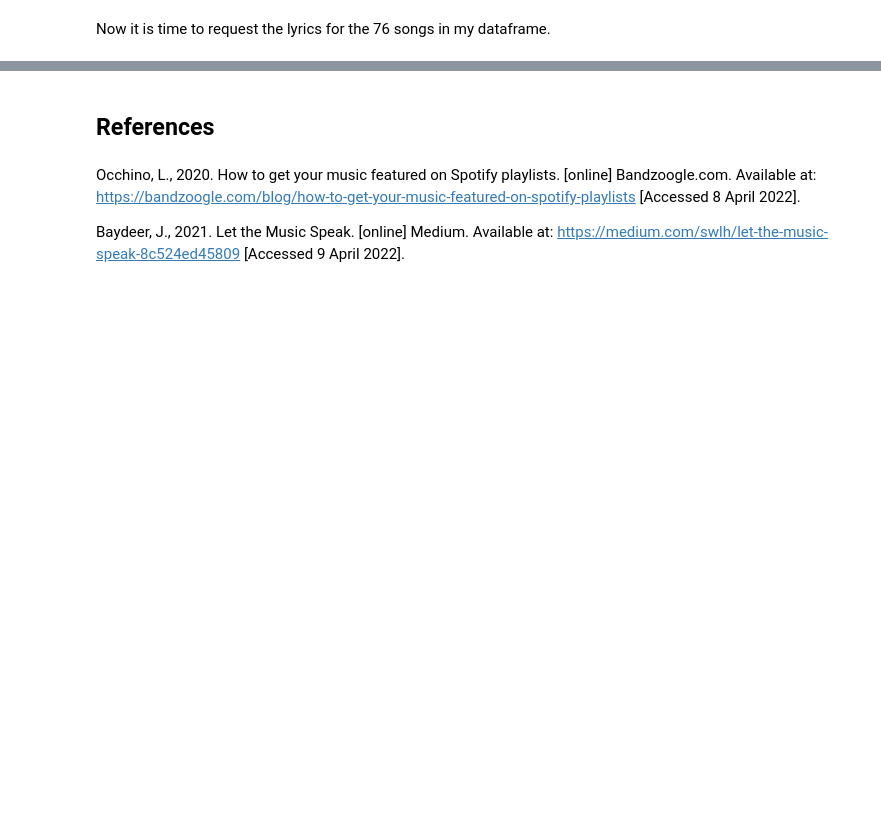
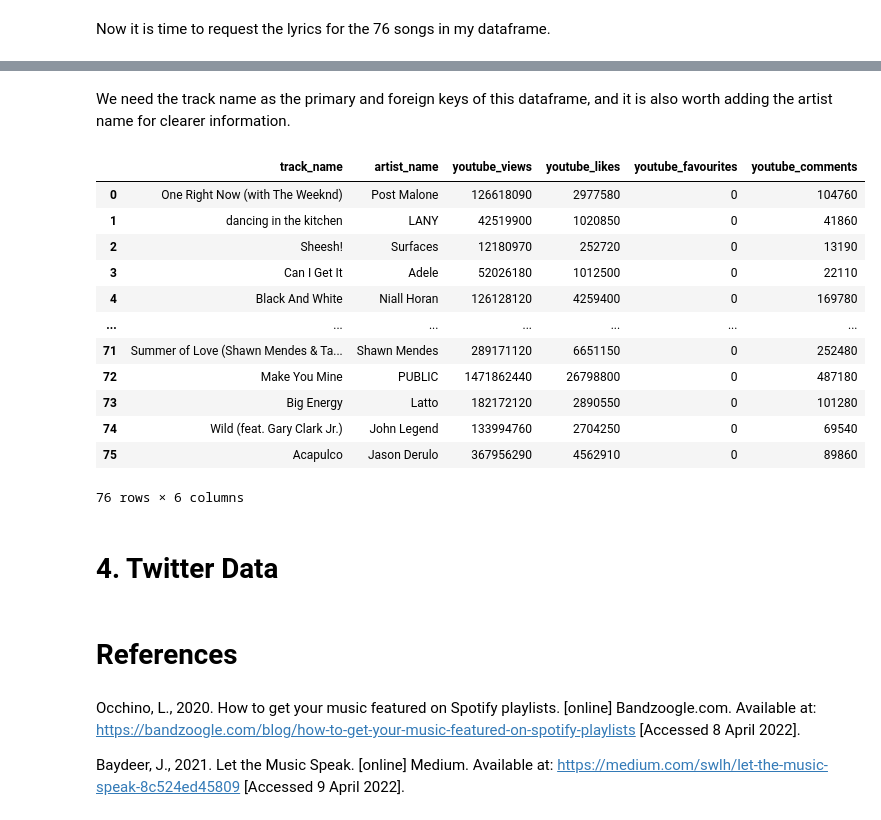
Before and after one commit to doratian99/MSIN0166-DE-Individual-Project, a Jupyter notebook: Data Collection/Notebook.ipynb, the cells around one changed output, grey strips where cells are left out. Saved outputs shown, nothing was run; the diff lists cells and outputs as text; code cells hidden in the pictures; blank space fills up the shorter version.

```diff
--- a/Data Collection/Notebook.ipynb
+++ b/Data Collection/Notebook.ipynb
@@ -660,0 +722,10 @@ playlist_lyrics_list
+# %%
+# Initialises my YouTube API key
+youtube_key = 'AIzaSyCPB8LJ-iNf_US8zX0ITpMqkh0Wkm2o9sA'
+
+# Imports Google API package
+!pip install google-api-python-client
+from googleapiclient.discovery import build
+
+# Acquires youtube API function from the Google v3 API package
+youtube=build('youtube','v3',developerKey = youtube_key)
@@ -660,0 +752,14 @@ playlist_lyrics_list
+# %%
+# for further usage of vedio_id
+youtube_id = {}
+for i in range(len(playlist_content_list)):
+    res=youtube.search().list(q = playlist_content_list[i]+
+                              playlist_artist_list[i],
+                          part='snippet',
+                          type='video',
+                          maxResults=10).execute()
+    new=[]
+    for item in res['items']:
+        new.append(item['id']['videoId'])
+
+    youtube_id[i]=new
@@ -660,0 +848,10 @@ playlist_lyrics_list
+# %%
+# Creates a list of the YouTube statistics for each song
+
+youtube_stats_list = []
+
+for key, value in youtube_stats.items():
+    youtube_stats_list.append([value['view_count'],value['like_count'],
+                   value['favourite_count'],value['comment_count']])
+
+youtube_stats_list
@@ -660,0 +876,3 @@ playlist_lyrics_list
+# %%
+youtube_df = pd.DataFrame(youtube_stats_list,
+                       columns=['youtube_views','youtube_likes','youtube_favourites','youtube_comments'])
@@ -660,0 +895,20 @@ playlist_lyrics_list
+# %% [markdown]
+We need the track name as the primary and foreign keys of this dataframe, and it is also worth adding the artist name for clearer information.
+# %%
+youtube_df.insert(0, "track_name", playlist_content_list)
+youtube_df.insert(1, "artist_name", playlist_artist_list)
+youtube_df
+# %% [output]
+|  | track_name | artist_name | youtube_views | youtube_likes | youtube_favourites | youtube_comments |
+| 0 | One Right Now (with The Weeknd) | Post Malone | 126618090 | 2977580 | 0 | 104760 |
+| 1 | dancing in the kitchen | LANY | 42519900 | 1020850 | 0 | 41860 |
+| 2 | Sheesh! | Surfaces | 12180970 | 252720 | 0 | 13190 |
+| 3 | Can I Get It | Adele | 52026180 | 1012500 | 0 | 22110 |
+| 4 | Black And White | Niall Horan | 126128120 | 4259400 | 0 | 169780 |
+| ... | ... | ... | ... | ... | ... | ... |
+| 71 | Summer of Love (Shawn Mendes & Ta... | Shawn Mendes | 289171120 | 6651150 | 0 | 252480 |
+| 72 | Make You Mine | PUBLIC | 1471862440 | 26798800 | 0 | 487180 |
+| 73 | Big Energy | Latto | 182172120 | 2890550 | 0 | 101280 |
+| 74 | Wild (feat. Gary Clark Jr.) | John Legend | 133994760 | 2704250 | 0 | 69540 |
+| 75 | Acapulco | Jason Derulo | 367956290 | 4562910 | 0 | 89860 |
+76 rows × 6 columns
@@ -661,5 +918,7 @@ playlist_lyrics_list
+# %% [markdown]
+# 4. Twitter Data
 # %% [markdown]
-## References
+# References
 # %% [markdown]
 Occhino, L., 2020. How to get your music featured on Spotify playlists. [online] Bandzoogle.com. Available at: <https://bandzoogle.com/blog/how-to-get-your-music-featured-on-spotify-playlists> [Accessed 8 April 2022].
 
```
Also changed, not shown: parts of 41 cells of this notebook.
